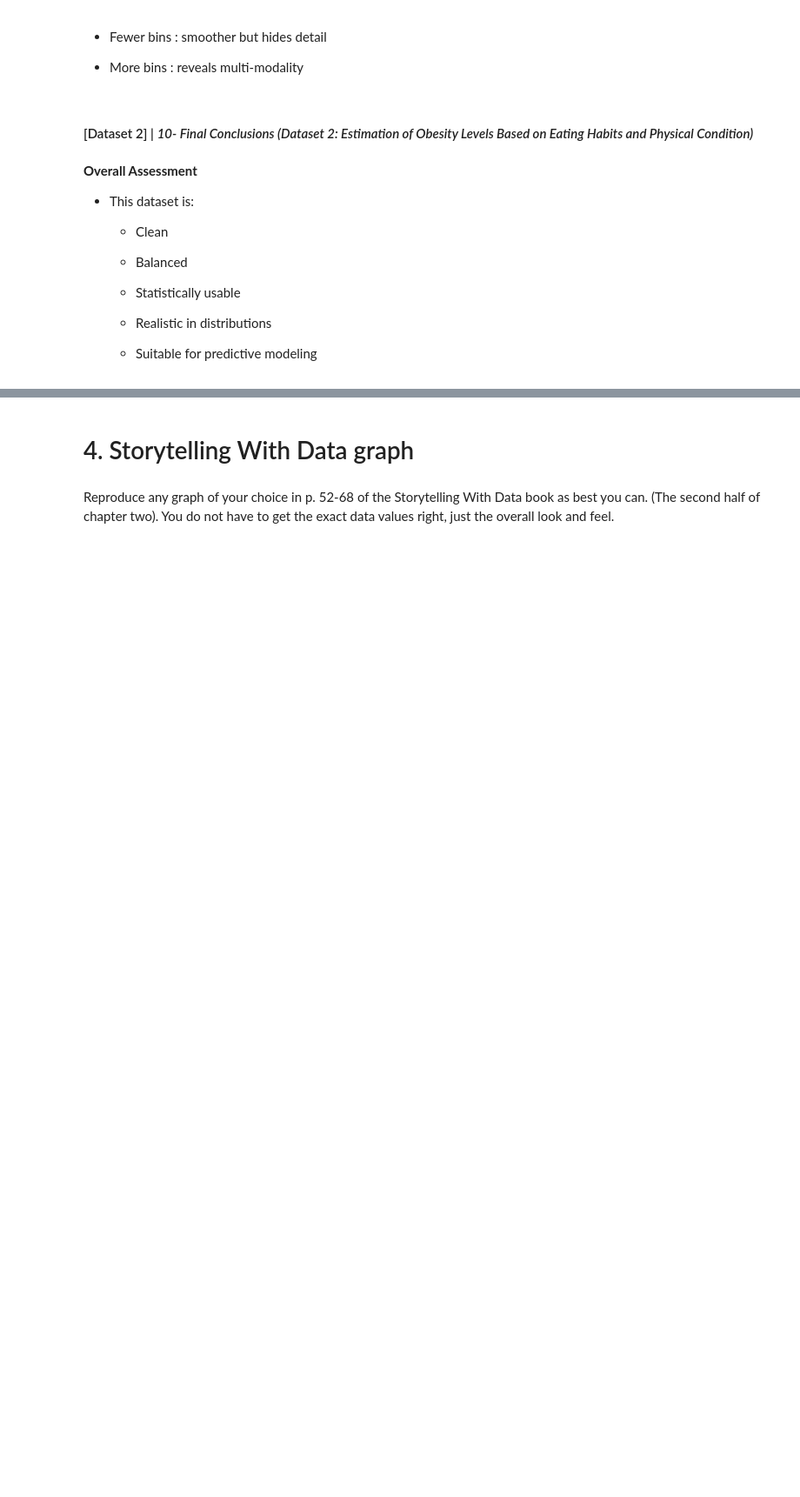
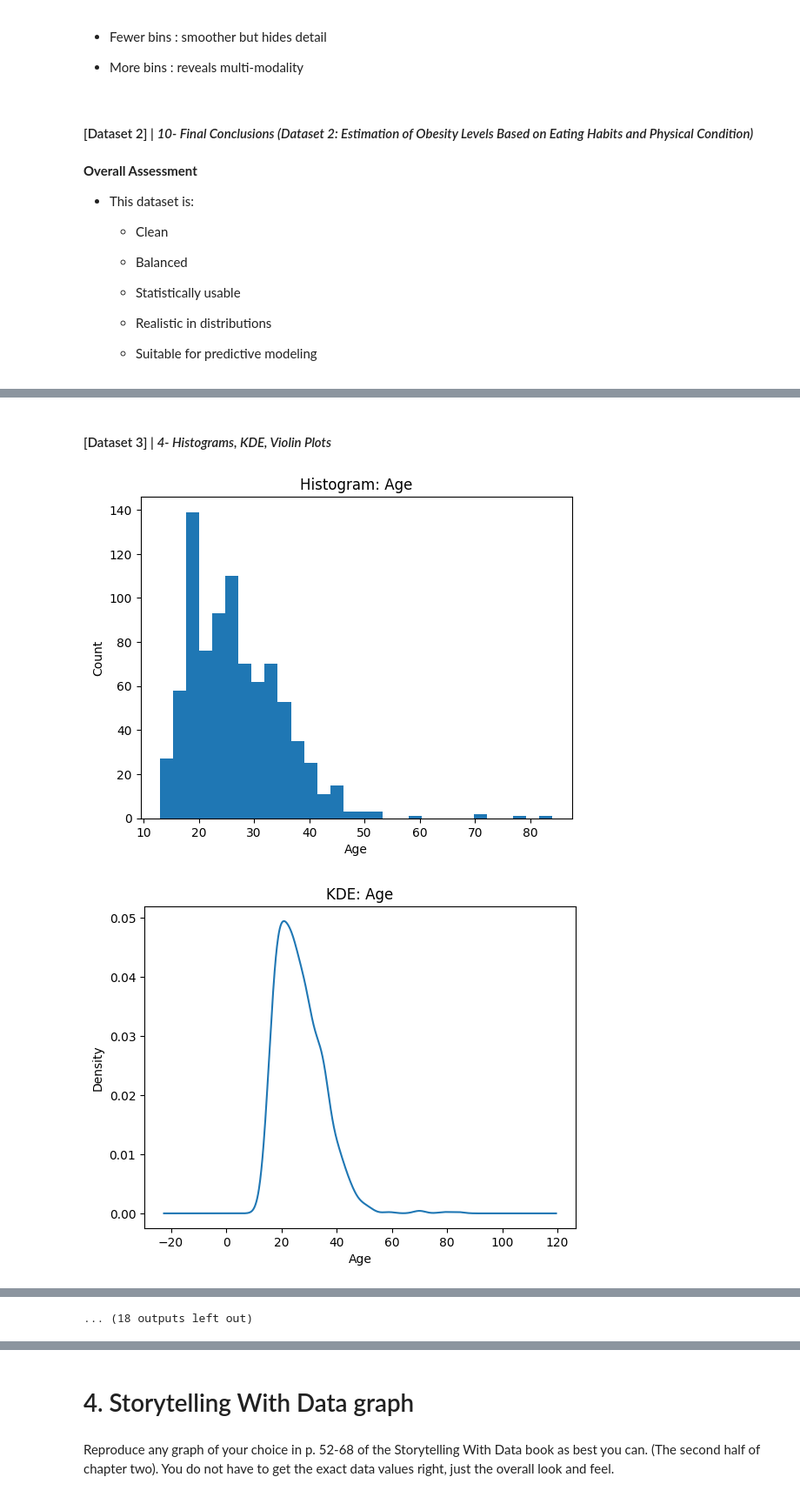
Before and after one commit to jasser-dh/Module-B-semester-2, a Jupyter notebook: OMDS-ModB2-Week4-Dhaouadi-Jasser.ipynb, the cells around one changed output, grey strips where cells are left out. Shown at 87% size. Cells and saved outputs as stored; diff of their text form; code cells hidden in the pictures; blank space fills up the shorter version.

Commit message:
HW Week4 solved part3 dataset3

```diff
--- a/OMDS-ModB2-Week4-Dhaouadi-Jasser.ipynb
+++ b/OMDS-ModB2-Week4-Dhaouadi-Jasser.ipynb
@@ -847,0 +867,16 @@ for bins in [10, 20, 40]:
+# %%
+# The dataset contains "?" representing missing values
+df_cervical_cancer = df_cervical_cancer.replace("?", np.nan)
+
+for col in df_cervical_cancer.columns:
+    df_cervical_cancer[col] = pd.to_numeric(df_cervical_cancer[col], errors='coerce')
+
+print("Total missing values:", df_cervical_cancer.isna().sum().sum())
+
+audit3 = pd.DataFrame({
+    "dtype": df_cervical_cancer.dtypes.astype(str),
+    "n_unique": df_cervical_cancer.nunique(),
+    "n_missing": df_cervical_cancer.isna().sum()
+})
+
+audit3
@@ -847,0 +976,42 @@ for bins in [10, 20, 40]:
+# %% [markdown]
+#### [Dataset 3] | *4- Histograms, KDE, Violin Plots*
+# %%
+def plot_hist_kde_violin2(col, bins=30):
+    s = df_cervical_cancer[col].dropna()
+
+    fig, ax = plt.subplots()
+    ax.hist(s.values, bins=bins)
+    ax.set_title(f"Histogram: {col}")
+    ax.set_xlabel(col)
+    ax.set_ylabel("Count")
+    plt.show()
+
+    fig, ax = plt.subplots()
+    s.plot(kind="kde", ax=ax)
+    ax.set_title(f"KDE: {col}")
+    ax.set_xlabel(col)
+    plt.show()
+
+    fig, ax = plt.subplots()
+    ax.violinplot(s.values, vert=False, showmeans=True, showmedians=True)
+    ax.set_title(f"Violin: {col}")
+    ax.set_xlabel(col)
+    ax.set_yticks([])
+    plt.show()
+
+specific_numeric_cols3 = ['Age',
+ 'Number of sexual partners',
+ 'First sexual intercourse',
+ 'Num of pregnancies',
+ 'Smokes (years)',
+ 'Smokes (packs/year)',
+ 'Hormonal Contraceptives (years)',
+ 'IUD (years)',
+ 'STDs: Time since first diagnosis',
+ 'STDs: Time since last diagnosis']
+
+for col in specific_numeric_cols3:
+    plot_hist_kde_violin2(col)
+# %% [output]
+[figure, added]
+[figure, added]
@@ -847,0 +1028 @@ for bins in [10, 20, 40]:
+... (18 outputs left out)
```
Also changed, not shown: parts of 22 cells of this notebook.
